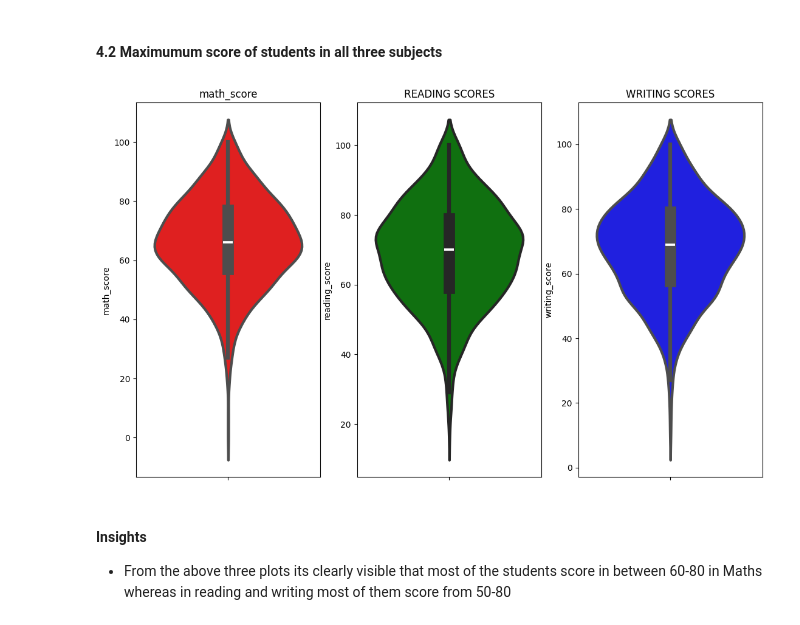
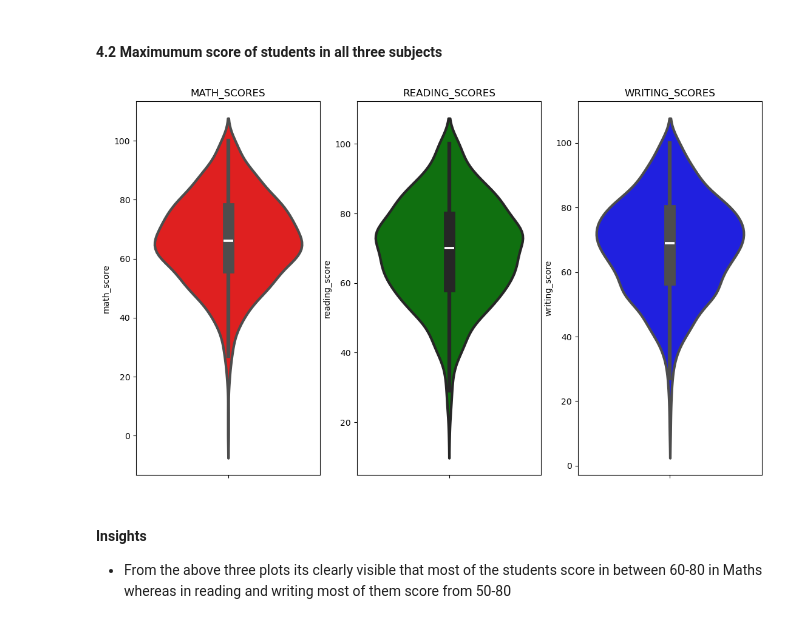
Before and after one commit to nathan-ayers/mlproject, a Jupyter notebook: notebook/1 . EDA STUDENT PERFORMANCE .ipynb, the cells around one changed output. Cells and saved outputs as stored; diff of their text form; code cells hidden in the pictures.

```diff
--- a/notebook/1 . EDA STUDENT PERFORMANCE .ipynb
+++ b/notebook/1 . EDA STUDENT PERFORMANCE .ipynb
@@ -321,18 +319,18 @@ plt.show()
 # %%
 
 plt.figure(figsize=(18,8))
 plt.subplot(1, 4, 1)
-plt.title('math_score')
+plt.title('MATH_SCORES')
 sns.violinplot(y='math_score',data=df,color='red',linewidth=3)
 plt.subplot(1, 4, 2)
-plt.title('READING SCORES')
+plt.title('READING_SCORES')
 sns.violinplot(y='reading_score',data=df,color='green',linewidth=3)
 plt.subplot(1, 4, 3)
-plt.title('WRITING SCORES')
+plt.title('WRITING_SCORES')
 sns.violinplot(y='writing_score',data=df,color='blue',linewidth=3)
 plt.show()
 # %% [output]
-[figure, old version]
+[figure, new version]
 # %% [markdown]
 #### Insights
 - From the above three plots its clearly visible that most of the students score in between 60-80 in Maths whereas in reading and writing most of them score from 50-80
```
Also changed, not shown: parts of 15 cells of this notebook, 4 other files.
